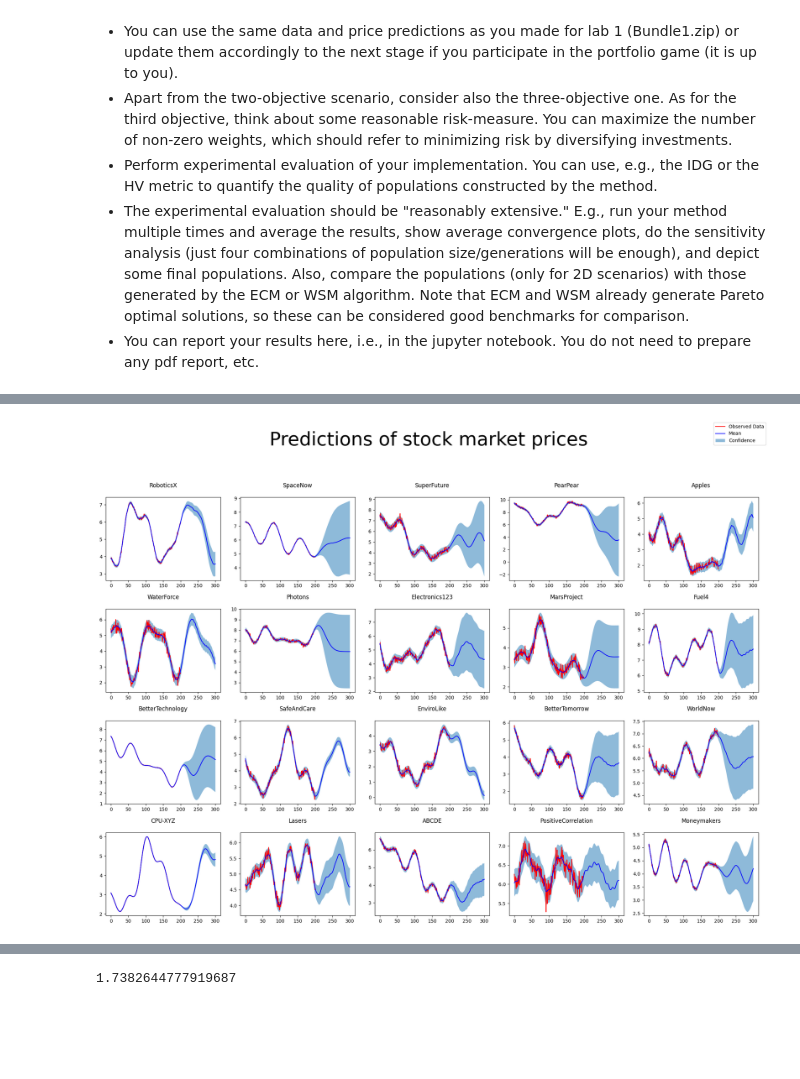
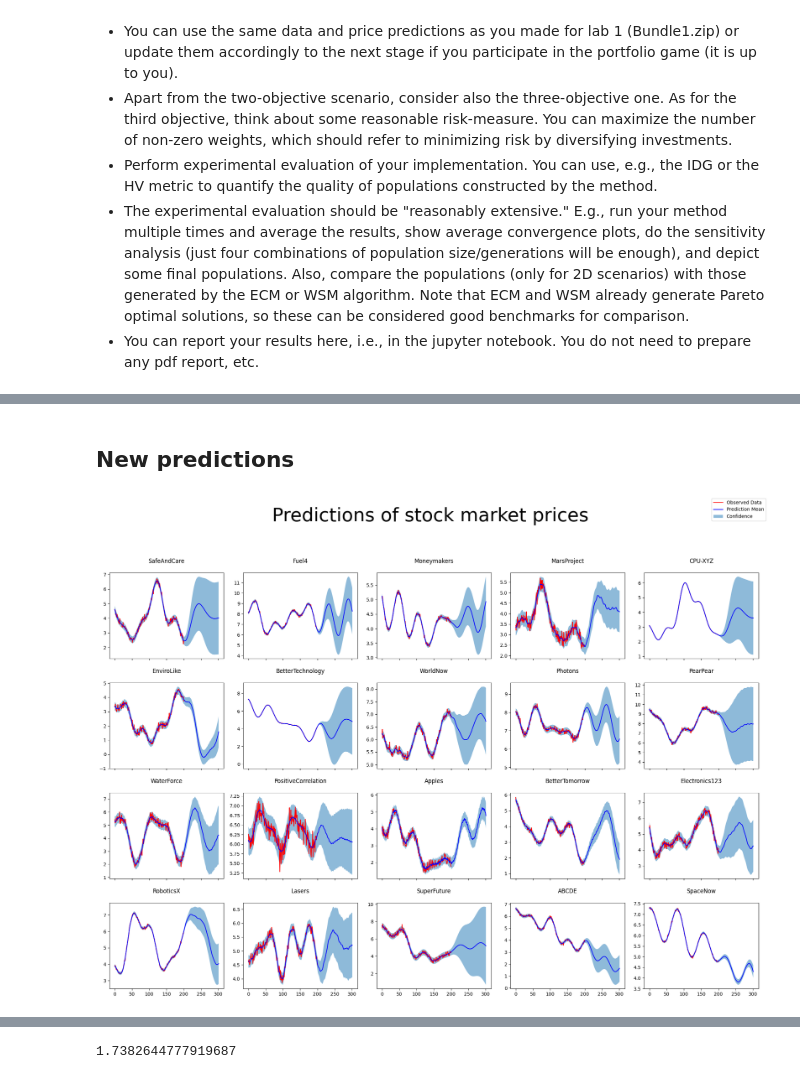
Before and after one commit to alessandro1802/moo, a Jupyter notebook: lab2.ipynb, the cells around one changed output, grey strips where cells are left out. Drawn from its saved outputs; the diff is of its cells as text; code cells hidden in the pictures; blank space fills up the shorter version.

```diff
--- a/lab2.ipynb
+++ b/lab2.ipynb
@@ -19,33 +55,34 @@ stock_data = readData(dataPath)
+# %% [markdown]
+## New predictions
 # %%
-import matplotlib.pyplot as plt
-
-stock_data, confidences = getPredictions(stock_data,300)
 max_return = max([i.increase for i in stock_data])
 min_return = min([i.increase for i in stock_data])
-for i in range(len(stock_data)): #to minimise
-    stock_data[i].increase=((max_return-min_return)-(stock_data[i].increase-min_return))/(max_return-min_return)
+
+delta_return = max_return - min_return
+for i in range(len(stock_data)): # to minimise
+    stock_data[i].increase = (delta_return - (stock_data[i].increase - min_return)) / delta_return
+
 risk_matrix = getRiskMatrix(stock_data)
-risk_matrix=((risk_matrix-np.min(risk_matrix))/(np.max(risk_matrix)-np.min(risk_matrix)))/len(stock_data)
+risk_matrix = ((risk_matrix - np.min(risk_matrix)) / (np.max(risk_matrix) - np.min(risk_matrix))) / len(stock_data)
+
 row_sums = risk_matrix.sum(axis=1)
-risk_matrix=((risk_matrix-np.min(row_sums)/len(stock_data))/(np.max(row_sums)-np.min(row_sums)))
-fig, axes = plt.subplots(4, 5, figsize=(20, 15))
-fig.tight_layout(h_pad=5)
-plt.subplots_adjust(top=0.85)
-for company_idx, company in enumerate(stock_data):
-    x = torch.Tensor(company.datax)
-    y = torch.Tensor(company.datay)
-
-    row = company_idx // 5
-    col = company_idx - row * 5
-
-    axes[row, col].set_title(company.name)
-    axes[row, col].plot(x.numpy(), y.numpy(), 'r-')
-
-    axes[row, col].plot(company.pred_datax, company.pred_datay, 'b')
-    axes[row, col].fill_between(company.pred_datax, confidences[company.name][0], confidences[company.name][1], alpha=0.5)
-fig.suptitle("Predictions of stock market prices", fontsize = 40)
-fig.legend(['Observed Data', 'Mean', 'Confidence'], loc='upper right')
-plt.savefig('pred2.svg')
-plt.show()
+risk_matrix = ((risk_matrix - np.min(row_sums) / len(stock_data)) / (np.max(row_sums) -  np.min(row_sums)))
-# %% [output]
-[figure, removed]
+# %%
+fig, axes = plt.subplots(4, 5, figsize=(20, 15), sharex=True)
+fig.tight_layout(h_pad=5)
+plt.subplots_adjust(top=0.85)
+for company_idx, company in enumerate(stock_data):
+    row = company_idx // 5
+    col = company_idx - row * 5
+    x = company.datax
+    y = company.datay
+    axes[row, col].set_title(company.name)
+    axes[row, col].plot(x, y, 'r-')
+    axes[row, col].plot(company.pred_datax, company.pred_datay, 'b')
+    axes[row, col].fill_between(company.pred_datax, confidences[company.name][0], confidences[company.name][1], alpha=0.5)
+fig.suptitle("Predictions of stock market prices", fontsize = 40)
+fig.legend(['Observed Data', 'Prediction Mean', 'Confidence'], loc='upper right')
+plt.savefig('./plots/predictions2.svg')
+plt.show()
+# %% [output]
+[figure, added]
```
Also changed, not shown: parts of 11 cells of this notebook, 4 other files.
